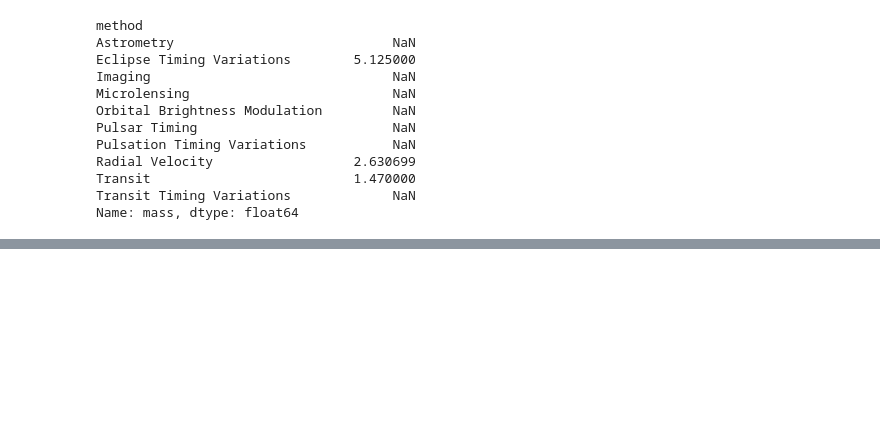
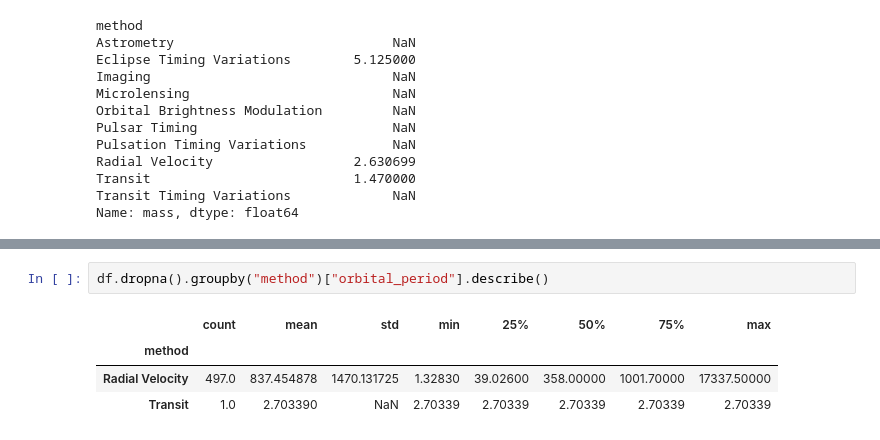
Before and after one commit to tahaasann/Data-Science-Course, a Jupyter notebook: veri_manipulasyonu.ipynb, the cells around one changed output, grey strips where cells are left out. Drawn from its saved outputs; the diff is of its cells as text; blank space fills up the shorter version.

```diff
--- a/veri_manipulasyonu.ipynb
+++ b/veri_manipulasyonu.ipynb
@@ -2029,3 +2029,10 @@ df.groupby("method")["orbital_period"].describe()
 | Radial Velocity | 553.0 | 823.354680 | 1454.926210 | 0.736540 | 38.021000 | 360.200000 | 982.000000 | 17337.500000 |
 | Transit | 397.0 | 21.102073 | 46.185893 | 0.355000 | 3.160630 | 5.714932 | 16.145700 | 331.600590 |
 | Transit Timing Variations | 3.0 | 79.783500 | 71.599884 | 22.339500 | 39.675250 | 57.011000 | 108.505500 | 160.000000 |
+# %%
+df.dropna().groupby("method")["orbital_period"].describe()
+# %% [output]
+|  | count | mean | std | min | 25% | 50% | 75% | max |
+| method |  |  |  |  |  |  |  |  |
+| Radial Velocity | 497.0 | 837.454878 | 1470.131725 | 1.32830 | 39.02600 | 358.00000 | 1001.70000 | 17337.50000 |
+| Transit | 1.0 | 2.703390 | NaN | 2.70339 | 2.70339 | 2.70339 | 2.70339 | 2.70339 |
```
Also changed, not shown: parts of 7 cells of this notebook.
